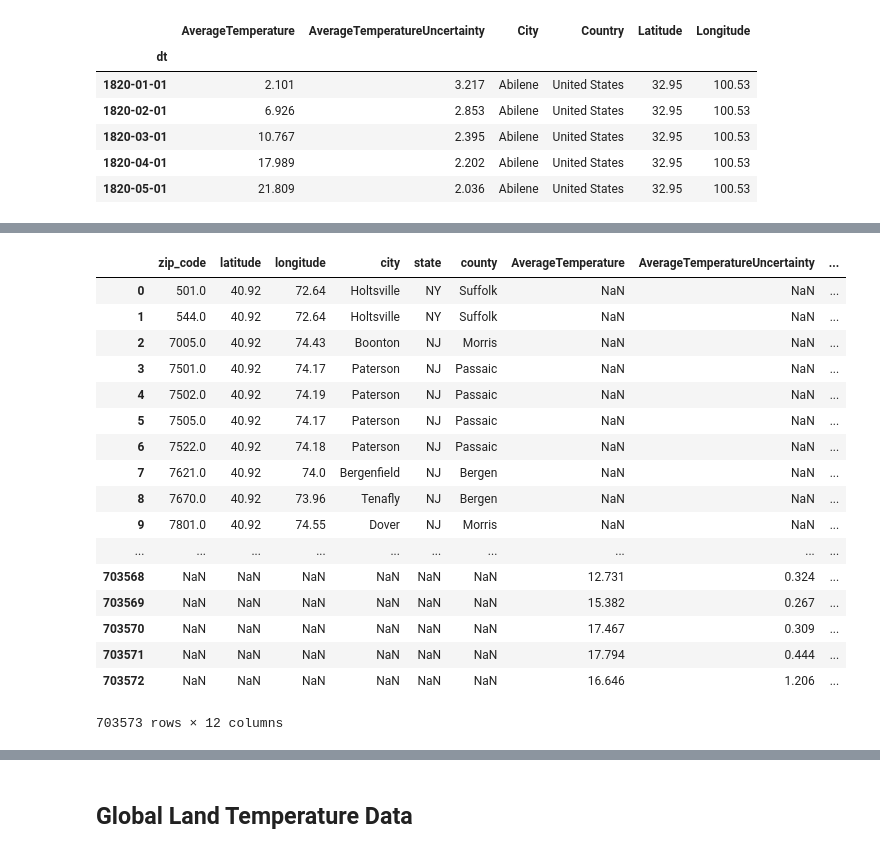
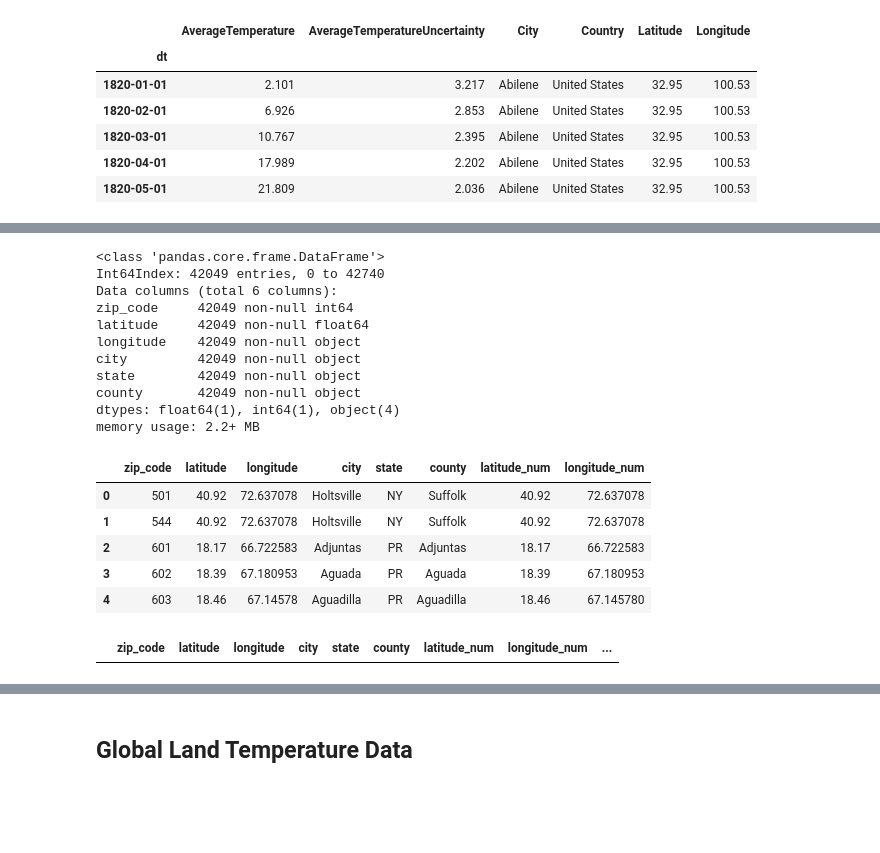
Before and after one commit to karahahn/Springboard_Capstone1, a Jupyter notebook: Exploring the Data.ipynb, the cells around one changed output, grey strips where cells are left out. Cells and saved outputs as stored; diff of their text form; code cells hidden in the pictures; blank space fills up the shorter version.

Commit message:
need to merge

```diff
--- a/Exploring the Data.ipynb
+++ b/Exploring the Data.ipynb
@@ -93,0 +149,2 @@ temp_us[temp_us['Latitude'] == 32.95]
+# %%
+temp_us['Latitude_num'] = temp_us.round({'Latitude_num':1})
@@ -117,4 +200,0 @@ us_join.head()
-# %%
-us_join = us_join.dropna()
-us_join['latitude'] = us_join['latitude'].astype('object')
-us_join.info()
@@ -154,24 +201,35 @@ us_join[us_join['latitude'] == 40.92]
+# %%
+us_join.info()
+# %% [output]
+<class 'pandas.core.frame.DataFrame'>
+Int64Index: 42049 entries, 0 to 42740
+Data columns (total 6 columns):
+zip_code     42049 non-null int64
+latitude     42049 non-null float64
+longitude    42049 non-null object
+city         42049 non-null object
+state        42049 non-null object
+county       42049 non-null object
+dtypes: float64(1), int64(1), object(4)
+memory usage: 2.2+ MB
+# %%
+us_join['latitude_num'] = us_join['latitude']
+us_join['longitude_num'] = [float(long) for long in us_join.longitude]
+# %%
+us_join.head()
+# %% [output]
+|  | zip_code | latitude | longitude | city | state | county | latitude_num | longitude_num |
+| 0 | 501 | 40.92 | 72.637078 | Holtsville | NY | Suffolk | 40.92 | 72.637078 |
+| 1 | 544 | 40.92 | 72.637078 | Holtsville | NY | Suffolk | 40.92 | 72.637078 |
+| 2 | 601 | 18.17 | 66.722583 | Adjuntas | PR | Adjuntas | 18.17 | 66.722583 |
+| 3 | 602 | 18.39 | 67.180953 | Aguada | PR | Aguada | 18.39 | 67.180953 |
+| 4 | 603 | 18.46 | 67.14578 | Aguadilla | PR | Aguadilla | 18.46 | 67.145780 |
+# %%
+us_join['latitude_num'] = us_join.round({'latitude_num':1})
 # %%
-outer_join = pd.merge(us_join, temp_us, how='outer', left_on = 'latitude', right_on = 'Latitude')
-outer_join
+inner_join = pd.merge(us_join, temp_us, how='inner', left_on = 'latitude_num', right_on = 'Latitude_num')
+inner_join
 # %% [output]
-|  | zip_code | latitude | longitude | city | state | county | AverageTemperature | AverageTemperatureUncertainty | ... |
-| 0 | 501.0 | 40.92 | 72.64 | Holtsville | NY | Suffolk | NaN | NaN | ... |
-| 1 | 544.0 | 40.92 | 72.64 | Holtsville | NY | Suffolk | NaN | NaN | ... |
-| 2 | 7005.0 | 40.92 | 74.43 | Boonton | NJ | Morris | NaN | NaN | ... |
-| 3 | 7501.0 | 40.92 | 74.17 | Paterson | NJ | Passaic | NaN | NaN | ... |
-| 4 | 7502.0 | 40.92 | 74.19 | Paterson | NJ | Passaic | NaN | NaN | ... |
-| 5 | 7505.0 | 40.92 | 74.17 | Paterson | NJ | Passaic | NaN | NaN | ... |
-| 6 | 7522.0 | 40.92 | 74.18 | Paterson | NJ | Passaic | NaN | NaN | ... |
-| 7 | 7621.0 | 40.92 | 74.0 | Bergenfield | NJ | Bergen | NaN | NaN | ... |
-| 8 | 7670.0 | 40.92 | 73.96 | Tenafly | NJ | Bergen | NaN | NaN | ... |
-| 9 | 7801.0 | 40.92 | 74.55 | Dover | NJ | Morris | NaN | NaN | ... |
-| ... | ... | ... | ... | ... | ... | ... | ... | ... | ... |
-| 703568 | NaN | NaN | NaN | NaN | NaN | NaN | 12.731 | 0.324 | ... |
-| 703569 | NaN | NaN | NaN | NaN | NaN | NaN | 15.382 | 0.267 | ... |
-| 703570 | NaN | NaN | NaN | NaN | NaN | NaN | 17.467 | 0.309 | ... |
-| 703571 | NaN | NaN | NaN | NaN | NaN | NaN | 17.794 | 0.444 | ... |
-| 703572 | NaN | NaN | NaN | NaN | NaN | NaN | 16.646 | 1.206 | ... |
+|  | zip_code | latitude | longitude | city | state | county | latitude_num | longitude_num | ... |
-703573 rows × 12 columns
 # %%
 # tried to join on both latitude and longitude, but temp_us data does not show
```
Also changed, not shown: parts of 23 cells of this notebook.
